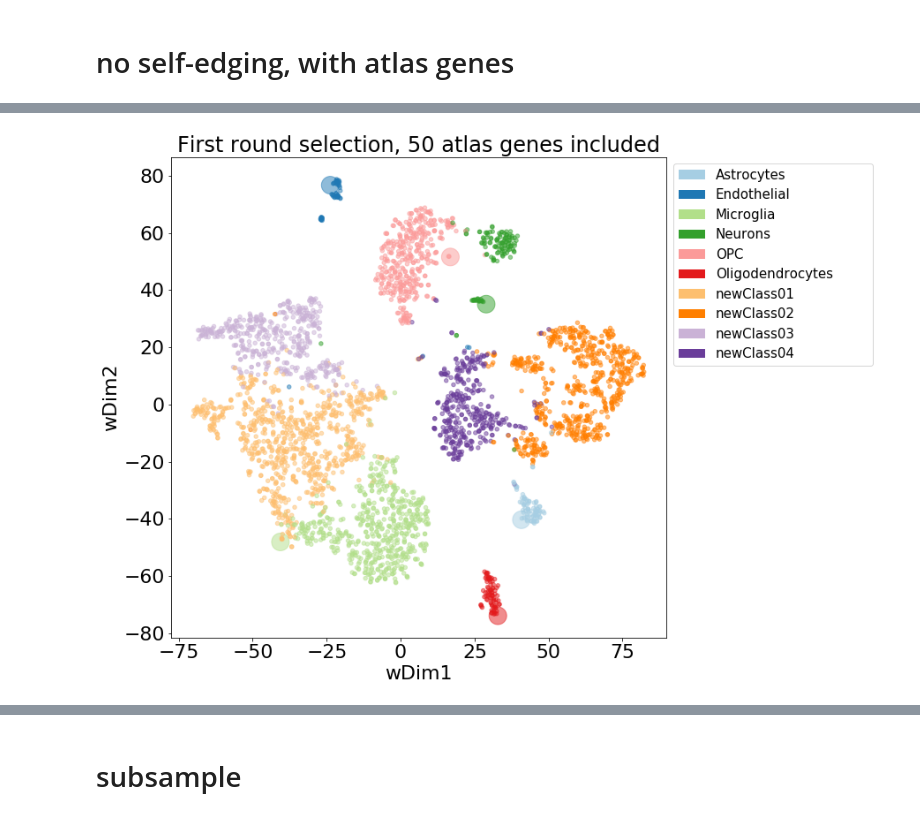
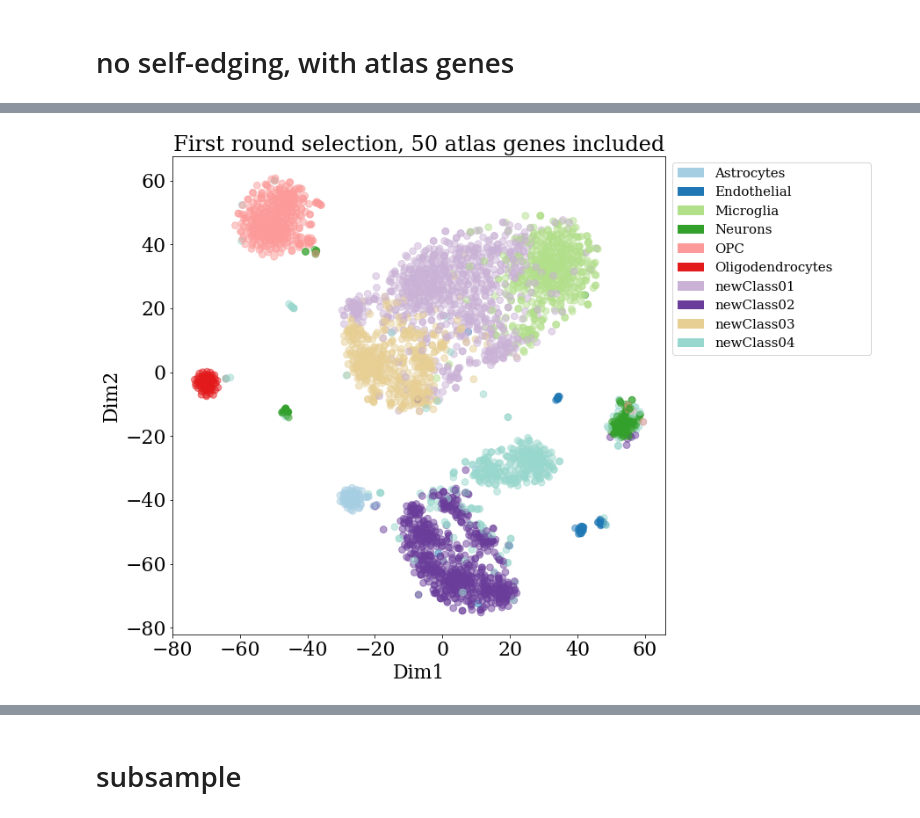
Before and after one commit to BojkArth/semiAnnotate, a Jupyter notebook: 20190808_SpyrosSA_subsampling.ipynb, the cells around one changed output, grey strips where cells are left out. Saved outputs shown, nothing was run; the diff lists cells and outputs as text; code cells hidden in the pictures.

Commit message:
finished brain, still wrestling with pancreas Atlas

```diff
--- a/20190808_SpyrosSA_subsampling.ipynb
+++ b/20190808_SpyrosSA_subsampling.ipynb
@@ -94,3 +94,4 @@ tSNE done.
 # %%
 tsnedf['new_membership'].value_counts()
 len(class_numbers)
+tsnedf = tsnedf2.copy()
@@ -98,0 +98,24 @@ len(class_numbers)
+# %%
+if (len(vals)-8) % 2 == 0:
+    added_colors = sns.color_palette('BrBG',len(vals)-8)
+else:
+    all_colors = sns.color_palette('BrBG',len(vals)-7)
+    mid = round((len(all_colors)-1)/2)
+    added_colors = all_colors[:mid]+all_colors[mid+1:]
+colors = sns.color_palette('Paired', 10)[:6]+sns.color_palette('Paired',12)[8:10]+added_colors
+newlut = dict(zip(class_numbers,colors))
+newcolor = tsnedf['class'].map(newlut)
+
+f,ax = plt.subplots(figsize=(12,10))
+tsnedf.plot.scatter('uDim1','uDim2',s=weights*30
+                    ,alpha=.5,color=newcolor,ax=ax)
+for x,y in newlut.items():
+    plt.bar(0,0,color=y,label=x,alpha=1)
+    handles, labels = ax.get_legend_handles_labels()
+    #plt.legend(handles[:],labels[:],bbox_to_anchor=(-0.0, 1.08, 1., .102), loc=2,
+plt.legend(handles,vals,bbox_to_anchor=(1, .9, .43, .102), loc=2,
+               ncol=1, mode="expand",fontsize=15)
+plt.title('First round selection, '+str(atlasgenes)+' atlas genes included')
+plt.gcf().subplots_adjust(left=.1,right=0.75)
+f.savefig('../leidenalg/Datasets/Darmanis_Brain/'+date+'/semiAnnotate_nofetal_noselfEdges_equalweight_tSNE_'+date+'_nPCs='+str(n_pcs)+'_thresNeigh='+str(thresn)+'_respar='+str(respar)+'.png')
+f.savefig('../leidenalg/Datasets/Darmanis_Brain/'+date+'/semiAnnotate_nofetal_noselfEdges_equalweight_tSNE_'+date+'_nPCs='+str(n_pcs)+'_thresNeigh='+str(thresn)+'_respar='+str(respar)+'.pdf')
@@ -99,22 +124,23 @@ len(class_numbers)
 # %%
-if len(class_numbers)>10:
-    newlut = dict(zip(class_numbers,sns.color_palette('Paired', 10)+sns.color_palette('BrBG',len(class_numbers)-10)))
-else:
-    newlut = dict(zip(class_numbers,sns.color_palette('Paired', 10)))
-newcolor = tsnedf['class'].map(newlut)
+idx = tsnedf[6:].index
+GBM_meta.loc[idx,'new_membership'] = tsnedf.iloc[6:]['new_membership']
+# new results mapped onto old tSNE
+
+newlut = dict(zip(vals,colors))#+sns.color_palette('BrBG',len(vals)-10)))
+newcolor = GBM_meta['new_membership'].map(newlut)
 
 f,ax = plt.subplots(figsize=(12,10))
-tsnedf.plot.scatter('wDim1','wDim2',s=weights*20
+GBM_meta.plot.scatter('Dim1','Dim2',s=60
                     ,alpha=.5,color=newcolor,ax=ax)
 for x,y in newlut.items():
     plt.bar(0,0,color=y,label=x,alpha=1)
     handles, labels = ax.get_legend_handles_labels()
     #plt.legend(handles[:],labels[:],bbox_to_anchor=(-0.0, 1.08, 1., .102), loc=2,
-plt.legend(handles,vals,bbox_to_anchor=(1, .9, .43, .102), loc=2,
+plt.legend(handles,labels,bbox_to_anchor=(1, .9, .43, .102), loc=2,
                ncol=1, mode="expand",fontsize=15)
 plt.title('First round selection, '+str(atlasgenes)+' atlas genes included')
 plt.gcf().subplots_adjust(left=.1,right=0.75)
-f.savefig('../leidenalg/Datasets/Darmanis_Brain/'+date+'/semiAnnotate_nofetal_noselfEdges_equalweight_tSNE_'+date+'_nPCs='+str(n_pcs)+'_thresNeigh='+str(thresn)+'_respar='+str(respar)+'.png')
-f.savefig('../leidenalg/Datasets/Darmanis_Brain/'+date+'/semiAnnotate_nofetal_noselfEdges_equalweight_tSNE_'+date+'_nPCs='+str(n_pcs)+'_thresNeigh='+str(thresn)+'_respar='+str(respar)+'.pdf')
+f.savefig('../leidenalg/Datasets/Darmanis_Brain/'+date+'/semiAnnotate_nofetal_noselfEdges_equalweight_origtSNE_'+date+'_nPCs='+str(n_pcs)+'_thresNeigh='+str(thresn)+'_respar='+str(respar)+'.png')
+f.savefig('../leidenalg/Datasets/Darmanis_Brain/'+date+'/semiAnnotate_nofetal_noselfEdges_equalweight_origtSNE_'+date+'_nPCs='+str(n_pcs)+'_thresNeigh='+str(thresn)+'_respar='+str(respar)+'.pdf')
 # %% [output]
-[figure, old version]
+[figure, new version]
```
Also changed, not shown: parts of 37 cells of this notebook.
